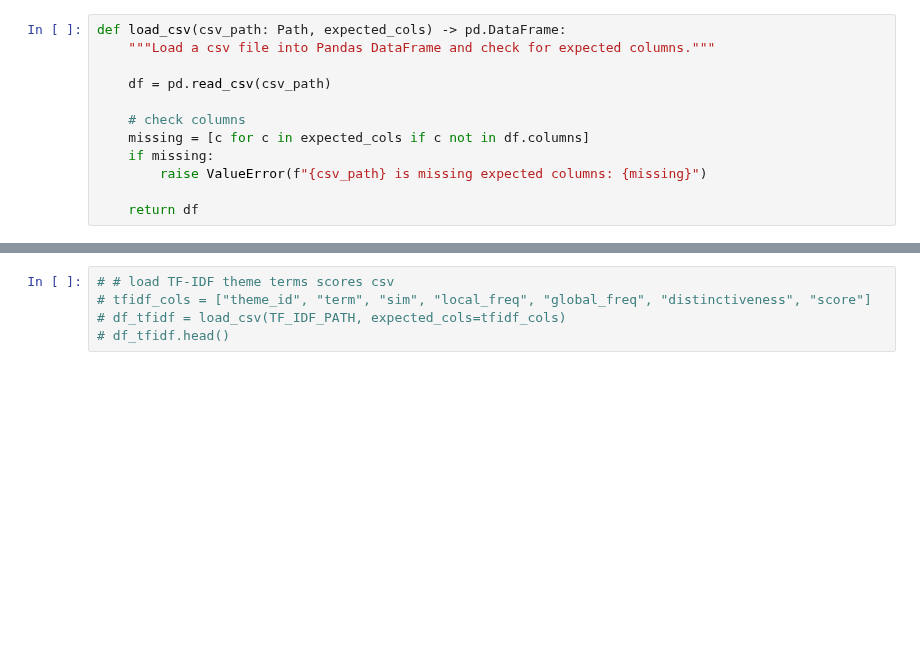
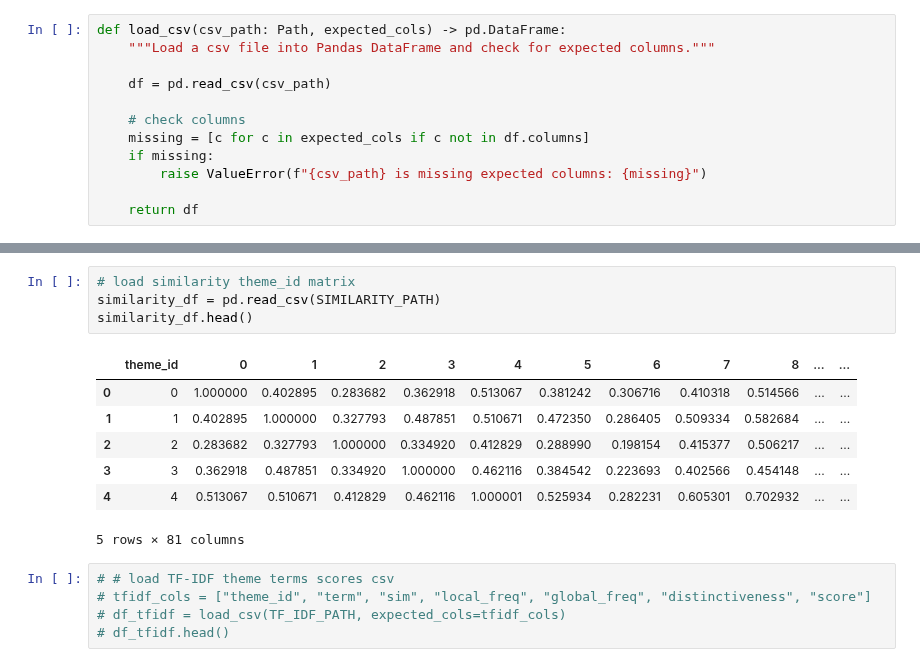
Before and after one commit to epfl-ada/ada-2025-project-json-derulo, a Jupyter notebook: src/Jeremy/plots_themes.ipynb, the cells around one changed output, grey strips where cells are left out. Saved outputs shown, nothing was run; the diff lists cells and outputs as text; blank space fills up the shorter version.

```diff
--- a/src/Jeremy/plots_themes.ipynb
+++ b/src/Jeremy/plots_themes.ipynb
@@ -57,3 +80,15 @@ df_doc.head()
+# %%
+# load similarity theme_id matrix
+similarity_df = pd.read_csv(SIMILARITY_PATH)
+similarity_df.head()
+# %% [output]
+|  | theme_id | 0 | 1 | 2 | 3 | 4 | 5 | 6 | 7 | 8 | ... | ... |
+| 0 | 0 | 1.000000 | 0.402895 | 0.283682 | 0.362918 | 0.513067 | 0.381242 | 0.306716 | 0.410318 | 0.514566 | ... | ... |
+| 1 | 1 | 0.402895 | 1.000000 | 0.327793 | 0.487851 | 0.510671 | 0.472350 | 0.286405 | 0.509334 | 0.582684 | ... | ... |
+| 2 | 2 | 0.283682 | 0.327793 | 1.000000 | 0.334920 | 0.412829 | 0.288990 | 0.198154 | 0.415377 | 0.506217 | ... | ... |
+| 3 | 3 | 0.362918 | 0.487851 | 0.334920 | 1.000000 | 0.462116 | 0.384542 | 0.223693 | 0.402566 | 0.454148 | ... | ... |
+| 4 | 4 | 0.513067 | 0.510671 | 0.412829 | 0.462116 | 1.000001 | 0.525934 | 0.282231 | 0.605301 | 0.702932 | ... | ... |
+5 rows × 81 columns
 # %%
 # # load TF-IDF theme terms scores csv
 # tfidf_cols = ["theme_id", "term", "sim", "local_freq", "global_freq", "distinctiveness", "score"]
```
Also changed, not shown: parts of 14 cells of this notebook, 1 other file.
